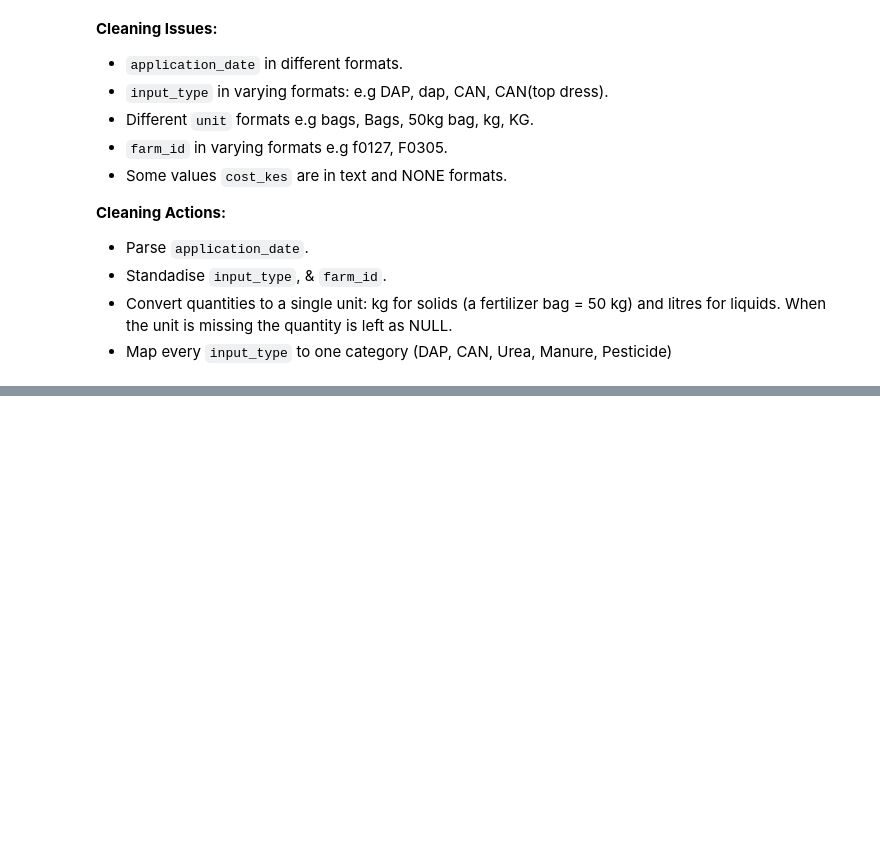
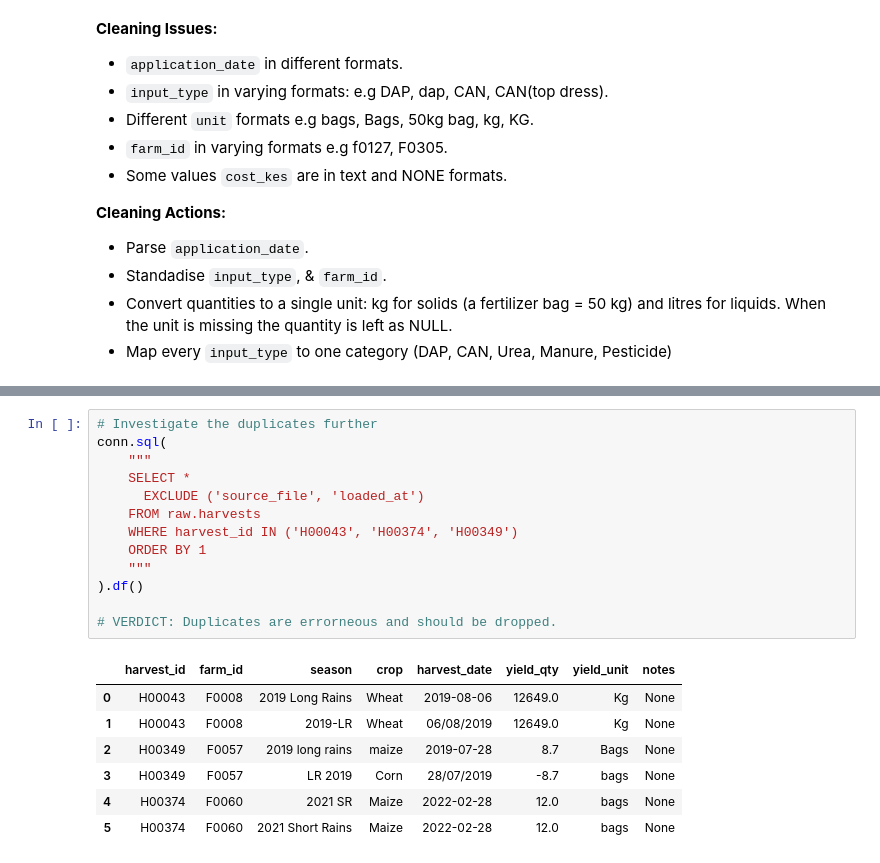
Before and after one commit to edi-kanyua/Predictive-Modeling-in-Agriculture, a Jupyter notebook: Agriculture_ELT.ipynb, the cells around one changed output, grey strips where cells are left out. Cells and saved outputs as stored; diff of their text form; blank space fills up the shorter version.

```diff
--- a/Agriculture_ELT.ipynb
+++ b/Agriculture_ELT.ipynb
@@ -738,0 +788,21 @@ conn.sql("SELECT * FROM staging.inputs LIMIT 5").df()
+# %%
+# Investigate the duplicates further
+conn.sql(
+    """
+    SELECT *
+      EXCLUDE ('source_file', 'loaded_at')
+    FROM raw.harvests
+    WHERE harvest_id IN ('H00043', 'H00374', 'H00349')
+    ORDER BY 1
+    """
+).df()
+
+# VERDICT: Duplicates are errorneous and should be dropped.
+# %% [output]
+|  | harvest_id | farm_id | season | crop | harvest_date | yield_qty | yield_unit | notes |
+| 0 | H00043 | F0008 | 2019 Long Rains | Wheat | 2019-08-06 | 12649.0 | Kg | None |
+| 1 | H00043 | F0008 | 2019-LR | Wheat | 06/08/2019 | 12649.0 | Kg | None |
+| 2 | H00349 | F0057 | 2019 long rains | maize | 2019-07-28 | 8.7 | Bags | None |
+| 3 | H00349 | F0057 | LR 2019 | Corn | 28/07/2019 | -8.7 | bags | None |
+| 4 | H00374 | F0060 | 2021 SR | Maize | 2022-02-28 | 12.0 | bags | None |
+| 5 | H00374 | F0060 | 2021 Short Rains | Maize | 2022-02-28 | 12.0 | bags | None |
```
Also changed, not shown: parts of 18 cells of this notebook.
